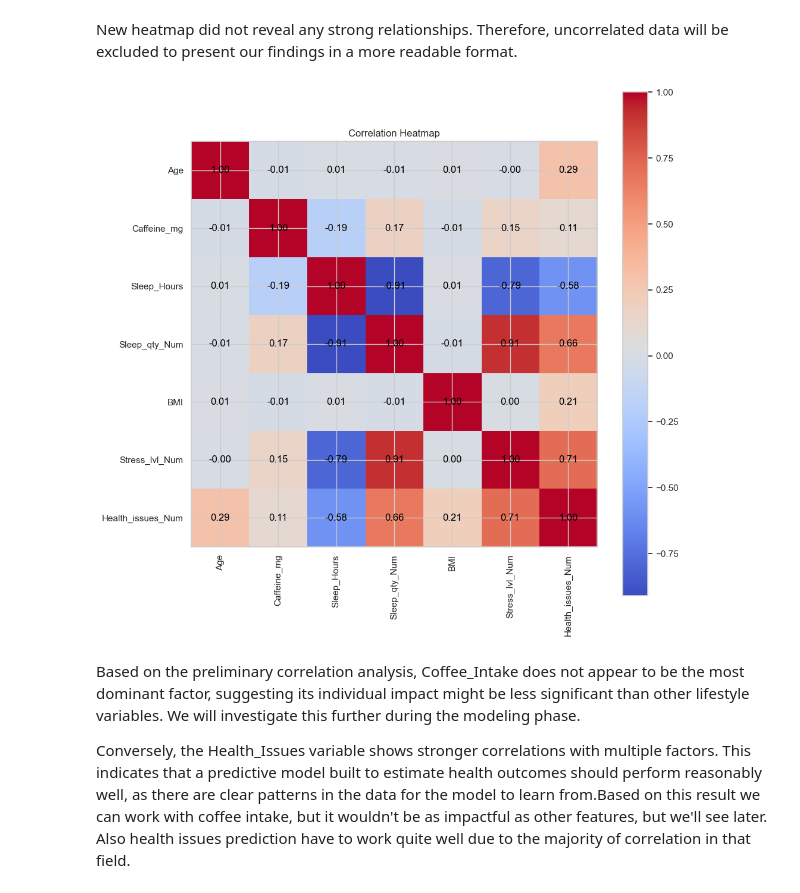
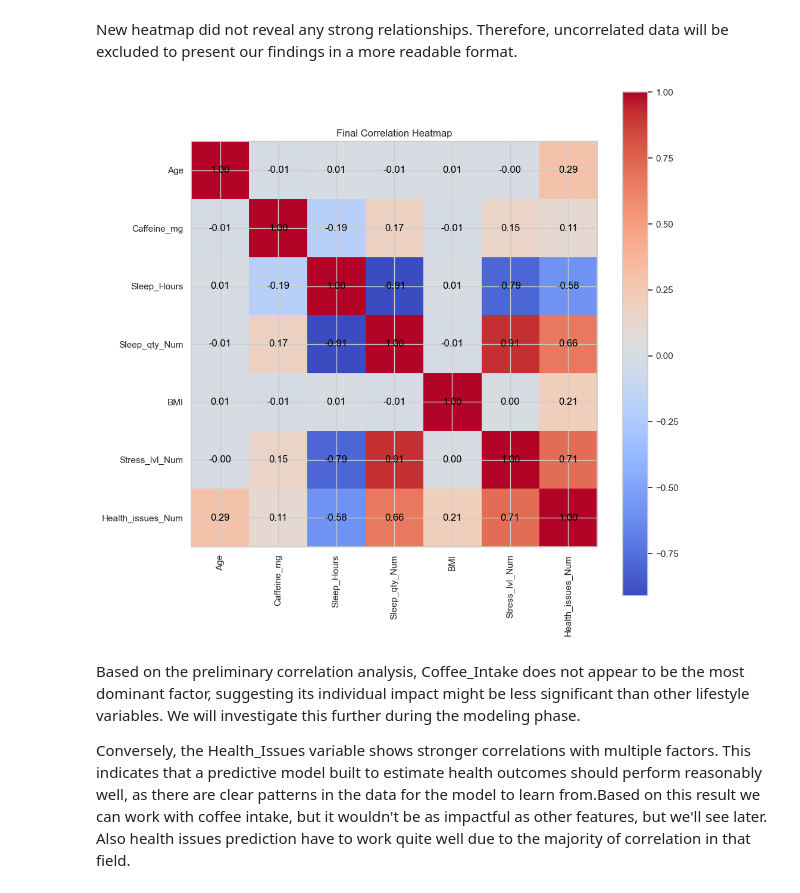
Before and after one commit to Itz-Ezu/DKKO_group6, a Jupyter notebook: coffee_project/hot_coffee.ipynb, the cells around one changed output. Drawn from its saved outputs; the diff is of its cells as text; code cells hidden in the pictures.

```diff
--- a/coffee_project/hot_coffee.ipynb
+++ b/coffee_project/hot_coffee.ipynb
@@ -236,35 +244,35 @@ New heatmap did not reveal any strong relationships. Therefore, uncorrelated dat
 # %%
 corr = df[[
     'Age',
     #'Coffee_Intake',
     'Caffeine_mg',
     'Sleep_Hours',
     'Sleep_qty_Num',
     'BMI',
     #'Heart_Rate',
     #'Physical_Activity_Hours',
     'Stress_lvl_Num',
     'Health_issues_Num',
     #'Smoking',
     #'Alcohol_Consumption'
 ]].corr()
 
 
-plt.figure(figsize=(11, 11))
+plt.figure(figsize=(10, 10))
 plt.imshow(corr, cmap='coolwarm', interpolation='none')
 plt.colorbar()
 
 plt.xticks(range(len(corr)), corr.columns, rotation=90)
 plt.yticks(range(len(corr)), corr.columns)
 
 for i in range(len(corr)):
     for j in range(len(corr)):
         plt.text(j, i, f"{corr.iloc[i, j]:.2f}", ha='center', va='center', color='black')
 
-plt.title("Correlation Heatmap")
+plt.title("Final Correlation Heatmap")
 plt.show()
 # %% [output]
-[figure, old version]
+[figure, new version]
 # %% [markdown]
 Based on the preliminary correlation analysis, Coffee_Intake does not appear to be the most dominant factor, suggesting its individual impact might be less significant than other lifestyle variables. We will investigate this further during the modeling phase.
 
```
Also changed, not shown: parts of 4 cells of this notebook.
